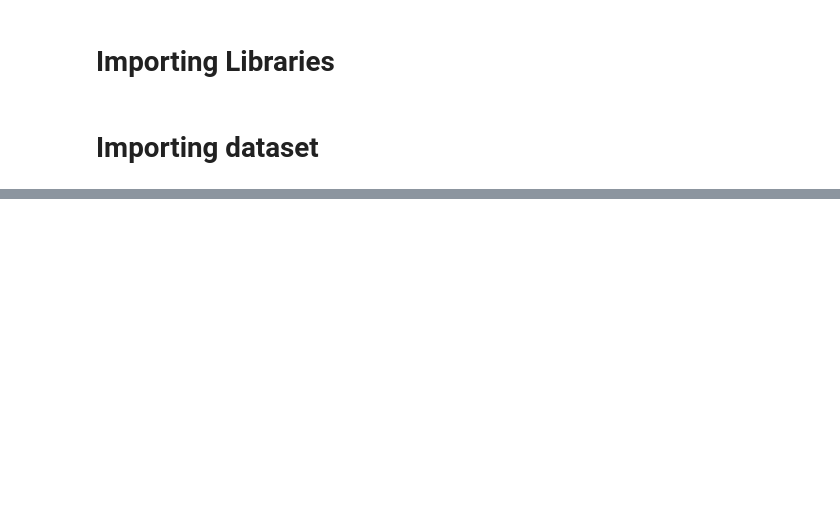
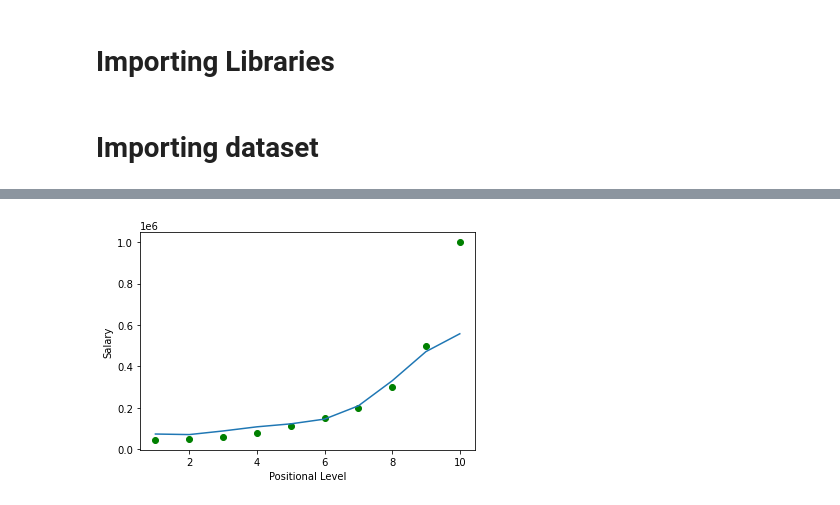
Before and after one commit to developergaurav77/Machine-Learning-A-Z-Hands-On-Python-Course, a Jupyter notebook: 1 Regression/Support Vector Regression (SVR).ipynb, the cells around one changed output, grey strips where cells are left out. Saved outputs shown, nothing was run; the diff lists cells and outputs as text; code cells hidden in the pictures; blank space fills up the shorter version.

```diff
--- a/1 Regression/Support Vector Regression (SVR).ipynb
+++ b/1 Regression/Support Vector Regression (SVR).ipynb
@@ -11,0 +109,8 @@ df.head()
+# %%
+plt.scatter(ss_x.inverse_transform(X),ss_y.inverse_transform(y),color='green')
+plt.plot(ss_x.inverse_transform(X),ss_y.inverse_transform(regressor.predict(X)))
+plt.xlabel('Positional Level')
+plt.ylabel('Salary')
+plt.show()
+# %% [output]
+[figure, added]
```
Also changed, not shown: parts of 16 cells of this notebook.
